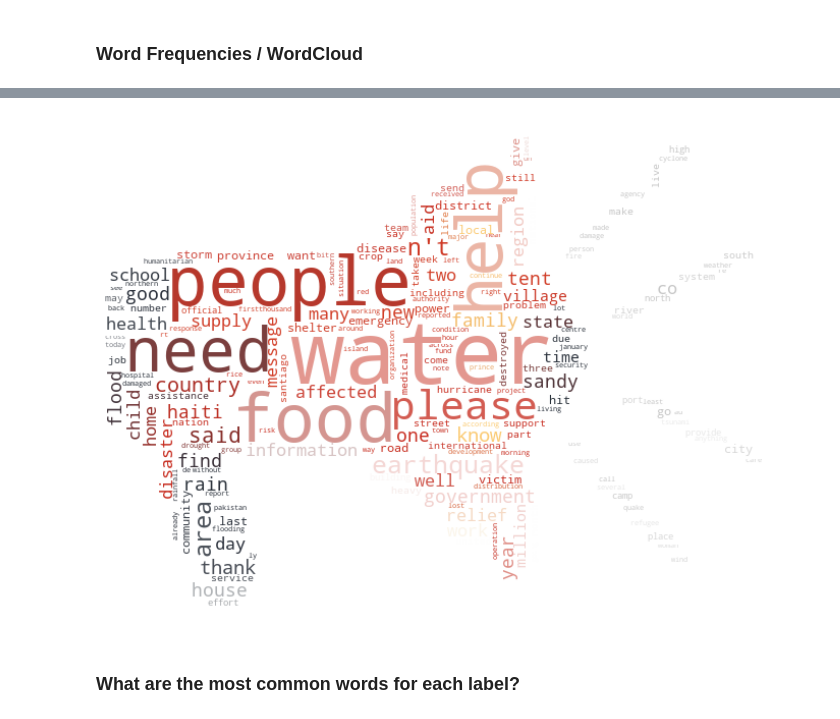
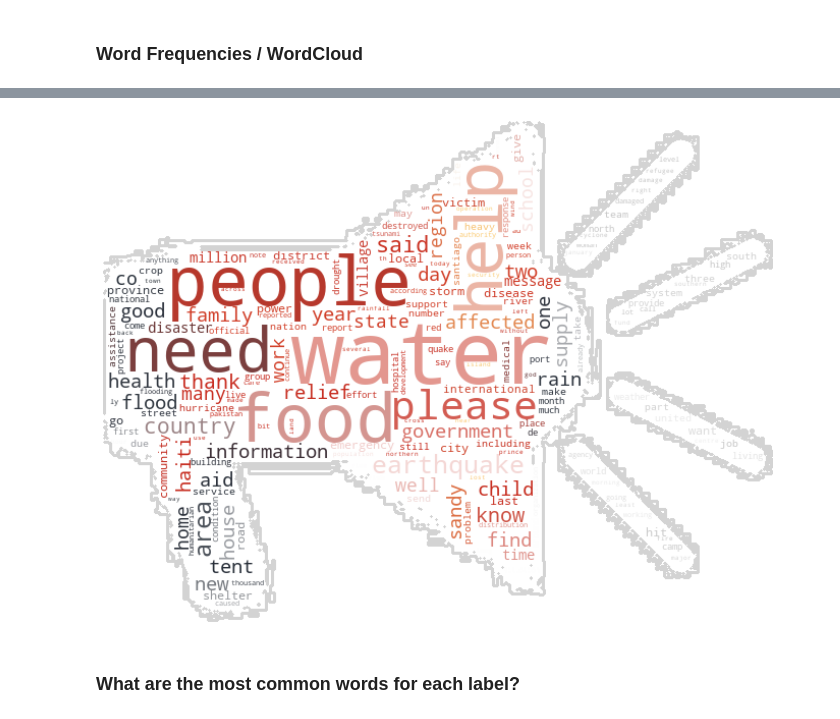
Before and after one commit to cwf231/dsc-mod-4-project-v2-1-onl01-dtsc-pt-041320, a Jupyter notebook: disaster_response.ipynb, the cells around one changed output, grey strips where cells are left out. Cells and saved outputs as stored; diff of their text form; code cells hidden in the pictures.

```diff
--- a/disaster_response.ipynb
+++ b/disaster_response.ipynb
@@ -796,19 +817,21 @@ fig.tight_layout()
 # %%
 # Image mask.
 message_mask = np.array(Image.open('./images/emergency.png'))
 
 # Create wordcloud.
 wordcloud = WordCloud(random_state=51,
                       background_color='white',
-                      mode='RGBA',
+                      mode='RGB',
                       mask=message_mask,
+                      contour_width=3,
+                      contour_color='lightgrey',
                       collocations=False).generate(' '.join(all_words))
 image_colors = ImageColorGenerator(message_mask)
 
 # Show.
 dis.plot_wordcloud(wordcloud.recolor(color_func=image_colors), figsize=(12,12))
 # %% [output]
-[figure, old version]
+[figure, new version]
 # %% [markdown]
 ### What are the most common words for each label?
 # %%
```
Also changed, not shown: parts of 71 cells of this notebook, 30 other files.
